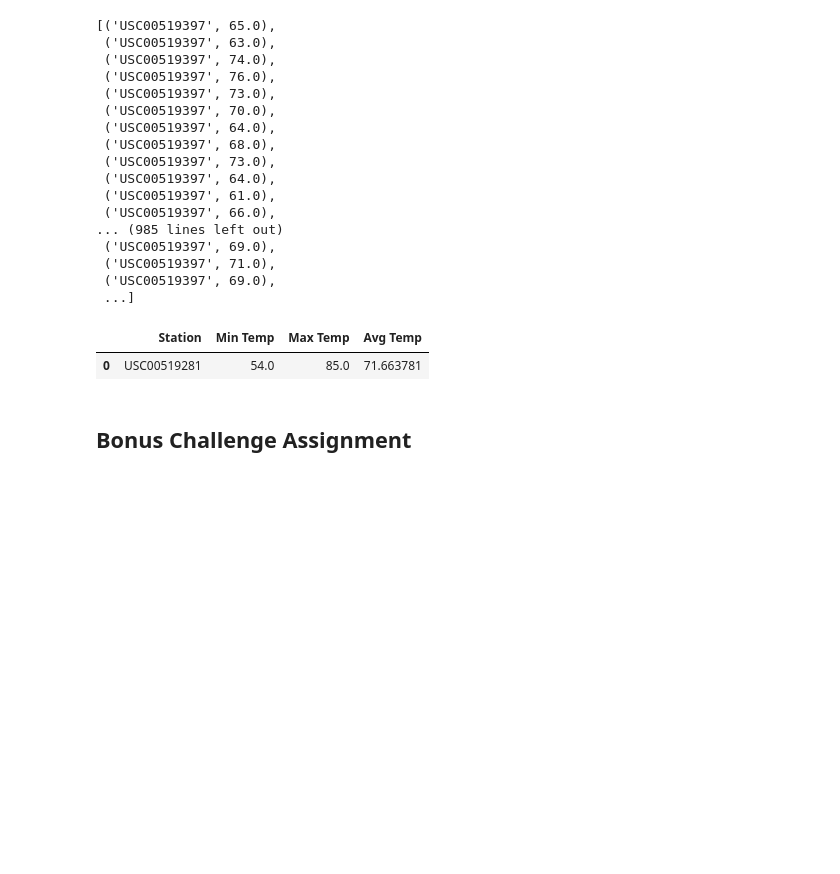
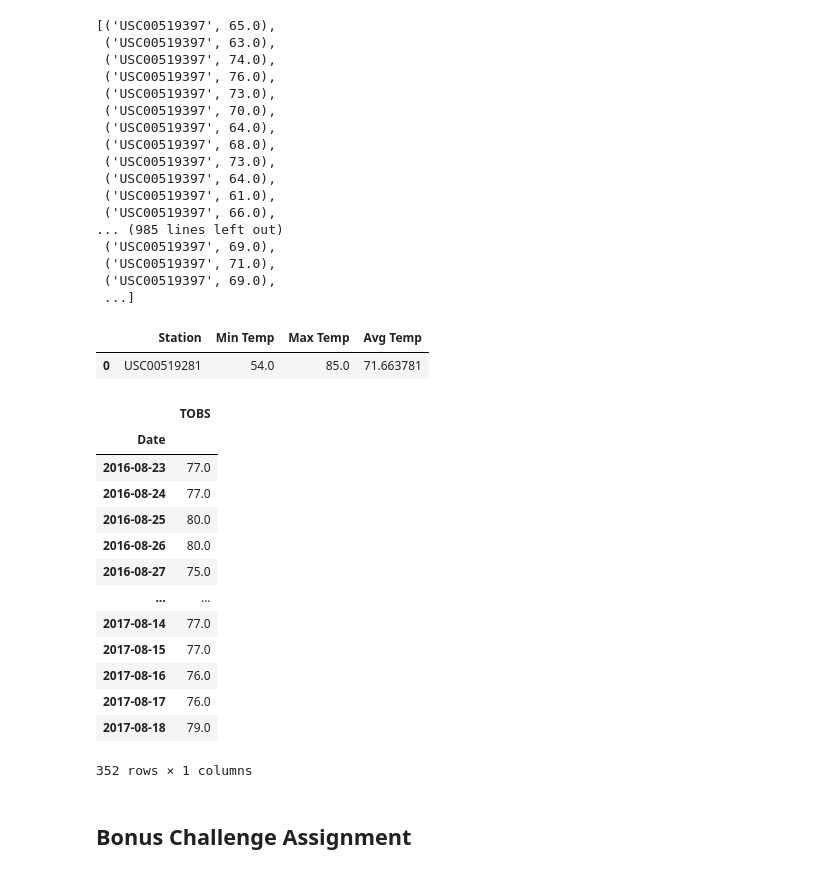
Before and after one commit to rambunctious2050/sqlalchemy-challenge, a Jupyter notebook: climate_starter.ipynb, the cells around one changed output. Saved outputs shown, nothing was run; the diff lists cells and outputs as text; code cells hidden in the pictures; blank space fills up the shorter version.

Commit message:
more station analysis

```diff
--- a/climate_starter.ipynb
+++ b/climate_starter.ipynb
@@ -207,6 +207,31 @@ temps_df
 # %%
 # Choose the station with the highest number of temperature observations.
 # Query the last 12 months of temperature observation data for this station and plot the results as a histogram
+highest_obs_temps = session.query(Measurement.date, Measurement.tobs).\
+            filter(Measurement.date >= oneyearago).\
+            filter_by(station='USC00519281').all()
+highest_obs_temps
+
+# Save the query results as a Pandas DataFrame and set the index to the date column
+highest_obs_temps_dict = dict(highest_obs_temps)
+highest_obs_temps_df = pd.DataFrame(list(highest_obs_temps_dict.items()),columns = ['Date','TOBS'])
+highest_obs_temps_df=highest_obs_temps_df.set_index('Date')
+highest_obs_temps_df
+# %% [output]
+|  | TOBS |
+| Date |  |
+| 2016-08-23 | 77.0 |
+| 2016-08-24 | 77.0 |
+| 2016-08-25 | 80.0 |
+| 2016-08-26 | 80.0 |
+| 2016-08-27 | 75.0 |
+| ... | ... |
+| 2017-08-14 | 77.0 |
+| 2017-08-15 | 77.0 |
+| 2017-08-16 | 76.0 |
+| 2017-08-17 | 76.0 |
+| 2017-08-18 | 79.0 |
+352 rows × 1 columns
 # %% [markdown]
 ## Bonus Challenge Assignment
 # %%
```
